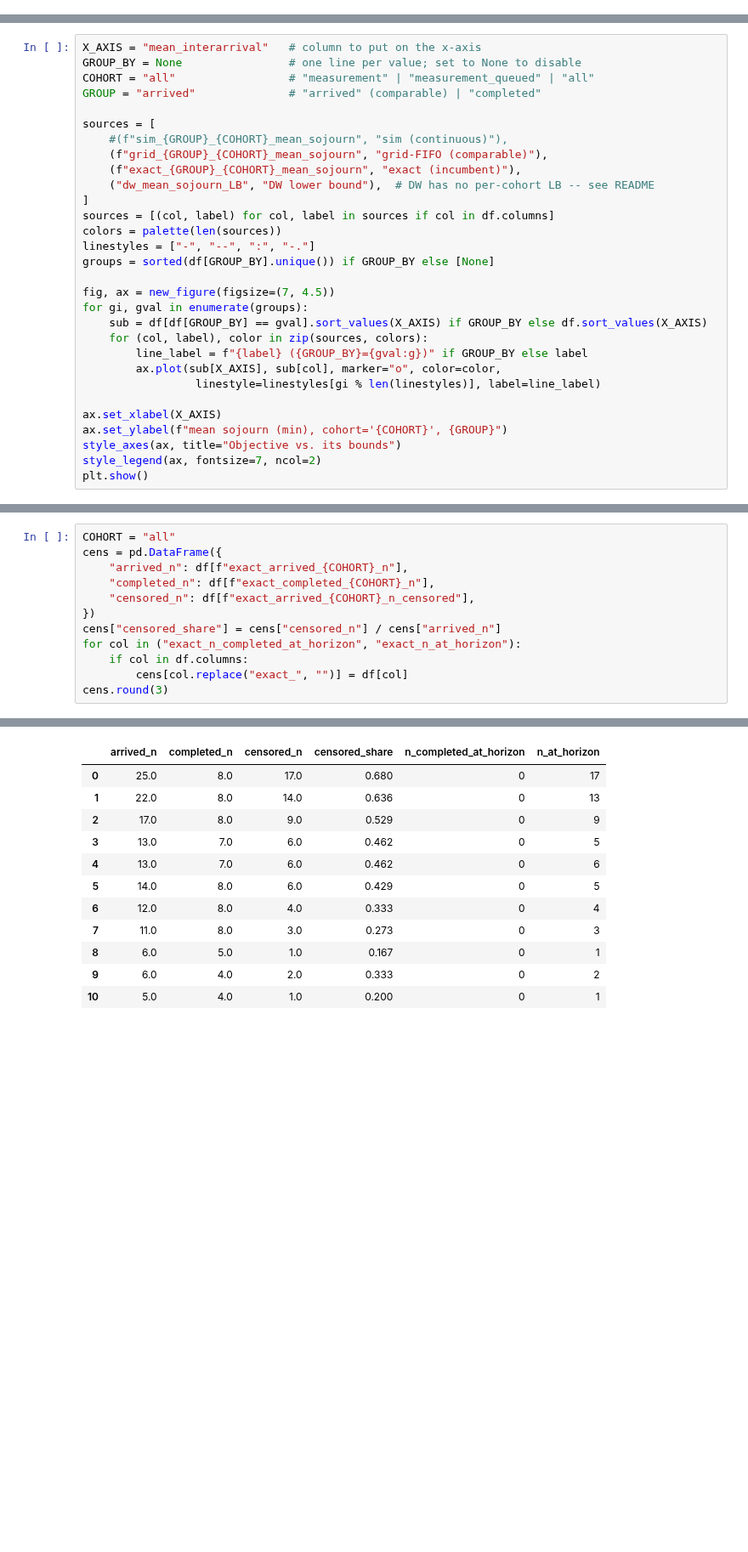
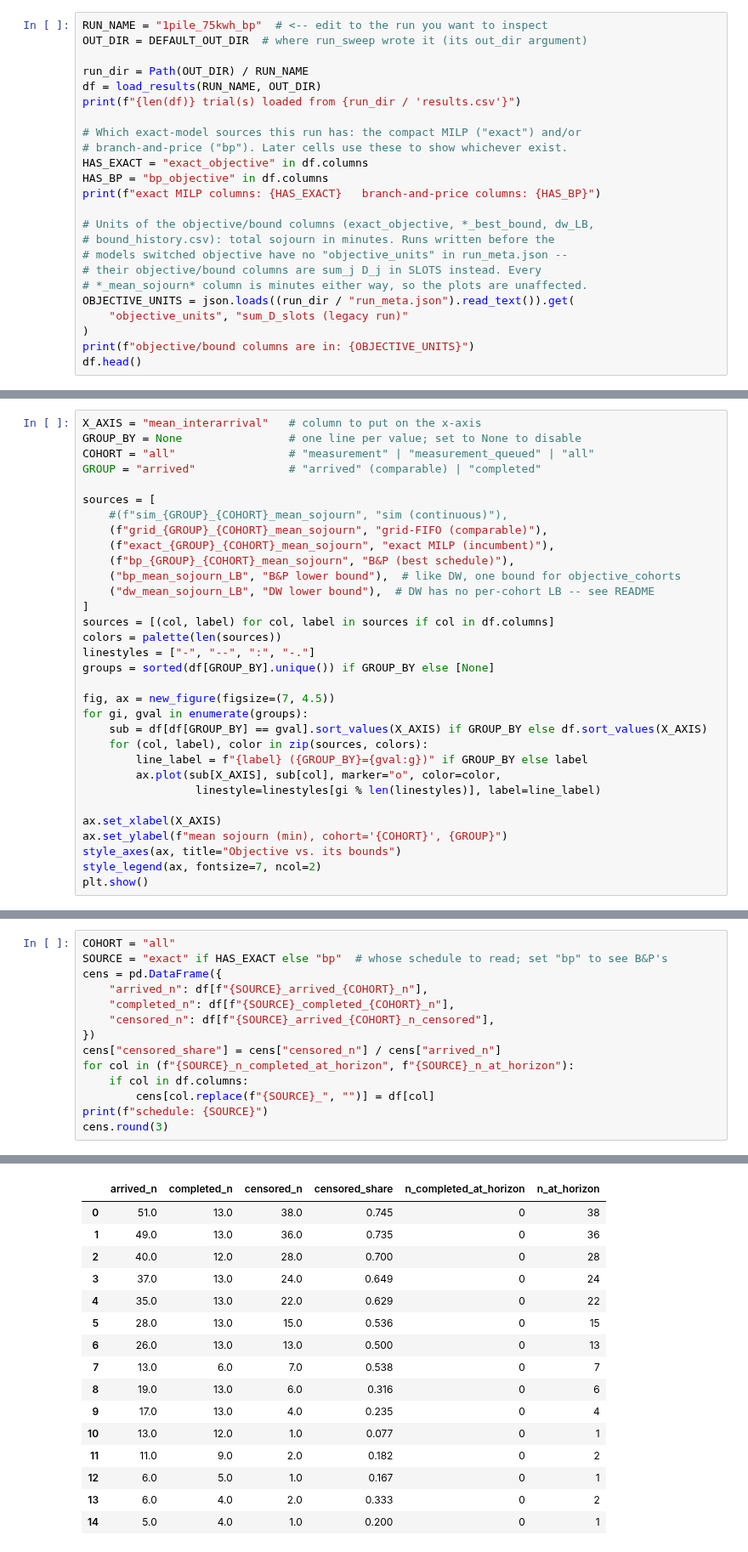
Before and after one commit to saneiimo/ChargingStationQueueing, a Jupyter notebook: objective_sweep_results.ipynb, the cells around one changed output, grey strips where cells are left out. Shown at 85% size. Saved outputs shown, nothing was run; the diff lists cells and outputs as text; blank space fills up the shorter version.

```diff
--- a/objective_sweep_results.ipynb
+++ b/objective_sweep_results.ipynb
@@ -50,0 +40,24 @@ df.head()
+# %%
+RUN_NAME = "1pile_75kwh_bp"  # <-- edit to the run you want to inspect
+OUT_DIR = DEFAULT_OUT_DIR  # where run_sweep wrote it (its out_dir argument)
+
+run_dir = Path(OUT_DIR) / RUN_NAME
+df = load_results(RUN_NAME, OUT_DIR)
+print(f"{len(df)} trial(s) loaded from {run_dir / 'results.csv'}")
+
+# Which exact-model sources this run has: the compact MILP ("exact") and/or
+# branch-and-price ("bp"). Later cells use these to show whichever exist.
+HAS_EXACT = "exact_objective" in df.columns
+HAS_BP = "bp_objective" in df.columns
+print(f"exact MILP columns: {HAS_EXACT}   branch-and-price columns: {HAS_BP}")
+
+# Units of the objective/bound columns (exact_objective, *_best_bound, dw_LB,
+# bound_history.csv): total sojourn in minutes. Runs written before the
+# models switched objective have no "objective_units" in run_meta.json --
+# their objective/bound columns are sum_j D_j in SLOTS instead. Every
+# *_mean_sojourn* column is minutes either way, so the plots are unaffected.
+OBJECTIVE_UNITS = json.loads((run_dir / "run_meta.json").read_text()).get(
+    "objective_units", "sum_D_slots (legacy run)"
+)
+print(f"objective/bound columns are in: {OBJECTIVE_UNITS}")
+df.head()
@@ -147,7 +196,9 @@ GROUP = "arrived"              # "arrived" (comparable) | "completed"
 sources = [
     #(f"sim_{GROUP}_{COHORT}_mean_sojourn", "sim (continuous)"),
     (f"grid_{GROUP}_{COHORT}_mean_sojourn", "grid-FIFO (comparable)"),
-    (f"exact_{GROUP}_{COHORT}_mean_sojourn", "exact (incumbent)"),
+    (f"exact_{GROUP}_{COHORT}_mean_sojourn", "exact MILP (incumbent)"),
+    (f"bp_{GROUP}_{COHORT}_mean_sojourn", "B&P (best schedule)"),
+    ("bp_mean_sojourn_LB", "B&P lower bound"),  # like DW, one bound for objective_cohorts
     ("dw_mean_sojourn_LB", "DW lower bound"),  # DW has no per-cohort LB -- see README
 ]
 sources = [(col, label) for col, label in sources if col in df.columns]
@@ -261,13 +312,15 @@ energy rather than by departure slot.
 # %%
 COHORT = "all"
+SOURCE = "exact" if HAS_EXACT else "bp"  # whose schedule to read; set "bp" to see B&P's
 cens = pd.DataFrame({
-    "arrived_n": df[f"exact_arrived_{COHORT}_n"],
-    "completed_n": df[f"exact_completed_{COHORT}_n"],
-    "censored_n": df[f"exact_arrived_{COHORT}_n_censored"],
+    "arrived_n": df[f"{SOURCE}_arrived_{COHORT}_n"],
+    "completed_n": df[f"{SOURCE}_completed_{COHORT}_n"],
+    "censored_n": df[f"{SOURCE}_arrived_{COHORT}_n_censored"],
 })
 cens["censored_share"] = cens["censored_n"] / cens["arrived_n"]
-for col in ("exact_n_completed_at_horizon", "exact_n_at_horizon"):
+for col in (f"{SOURCE}_n_completed_at_horizon", f"{SOURCE}_n_at_horizon"):
     if col in df.columns:
-        cens[col.replace("exact_", "")] = df[col]
+        cens[col.replace(f"{SOURCE}_", "")] = df[col]
+print(f"schedule: {SOURCE}")
 cens.round(3)
 # %% [output]
@@ -274,15 +328,19 @@ cens.round(3)
 |  | arrived_n | completed_n | censored_n | censored_share | n_completed_at_horizon | n_at_horizon |
-| 0 | 25.0 | 8.0 | 17.0 | 0.680 | 0 | 17 |
-| 1 | 22.0 | 8.0 | 14.0 | 0.636 | 0 | 13 |
-| 2 | 17.0 | 8.0 | 9.0 | 0.529 | 0 | 9 |
-| 3 | 13.0 | 7.0 | 6.0 | 0.462 | 0 | 5 |
-| 4 | 13.0 | 7.0 | 6.0 | 0.462 | 0 | 6 |
-| 5 | 14.0 | 8.0 | 6.0 | 0.429 | 0 | 5 |
-| 6 | 12.0 | 8.0 | 4.0 | 0.333 | 0 | 4 |
-| 7 | 11.0 | 8.0 | 3.0 | 0.273 | 0 | 3 |
-| 8 | 6.0 | 5.0 | 1.0 | 0.167 | 0 | 1 |
-| 9 | 6.0 | 4.0 | 2.0 | 0.333 | 0 | 2 |
-| 10 | 5.0 | 4.0 | 1.0 | 0.200 | 0 | 1 |
+| 0 | 51.0 | 13.0 | 38.0 | 0.745 | 0 | 38 |
+| 1 | 49.0 | 13.0 | 36.0 | 0.735 | 0 | 36 |
+| 2 | 40.0 | 12.0 | 28.0 | 0.700 | 0 | 28 |
+| 3 | 37.0 | 13.0 | 24.0 | 0.649 | 0 | 24 |
+| 4 | 35.0 | 13.0 | 22.0 | 0.629 | 0 | 22 |
+| 5 | 28.0 | 13.0 | 15.0 | 0.536 | 0 | 15 |
+| 6 | 26.0 | 13.0 | 13.0 | 0.500 | 0 | 13 |
+| 7 | 13.0 | 6.0 | 7.0 | 0.538 | 0 | 7 |
+| 8 | 19.0 | 13.0 | 6.0 | 0.316 | 0 | 6 |
+| 9 | 17.0 | 13.0 | 4.0 | 0.235 | 0 | 4 |
+| 10 | 13.0 | 12.0 | 1.0 | 0.077 | 0 | 1 |
+| 11 | 11.0 | 9.0 | 2.0 | 0.182 | 0 | 2 |
+| 12 | 6.0 | 5.0 | 1.0 | 0.167 | 0 | 1 |
+| 13 | 6.0 | 4.0 | 2.0 | 0.333 | 0 | 2 |
+| 14 | 5.0 | 4.0 | 1.0 | 0.200 | 0 | 1 |
 # %% [markdown]
 ## One trial's full detail
 
```
Also changed, not shown: parts of 18 cells of this notebook, 8 other files.
